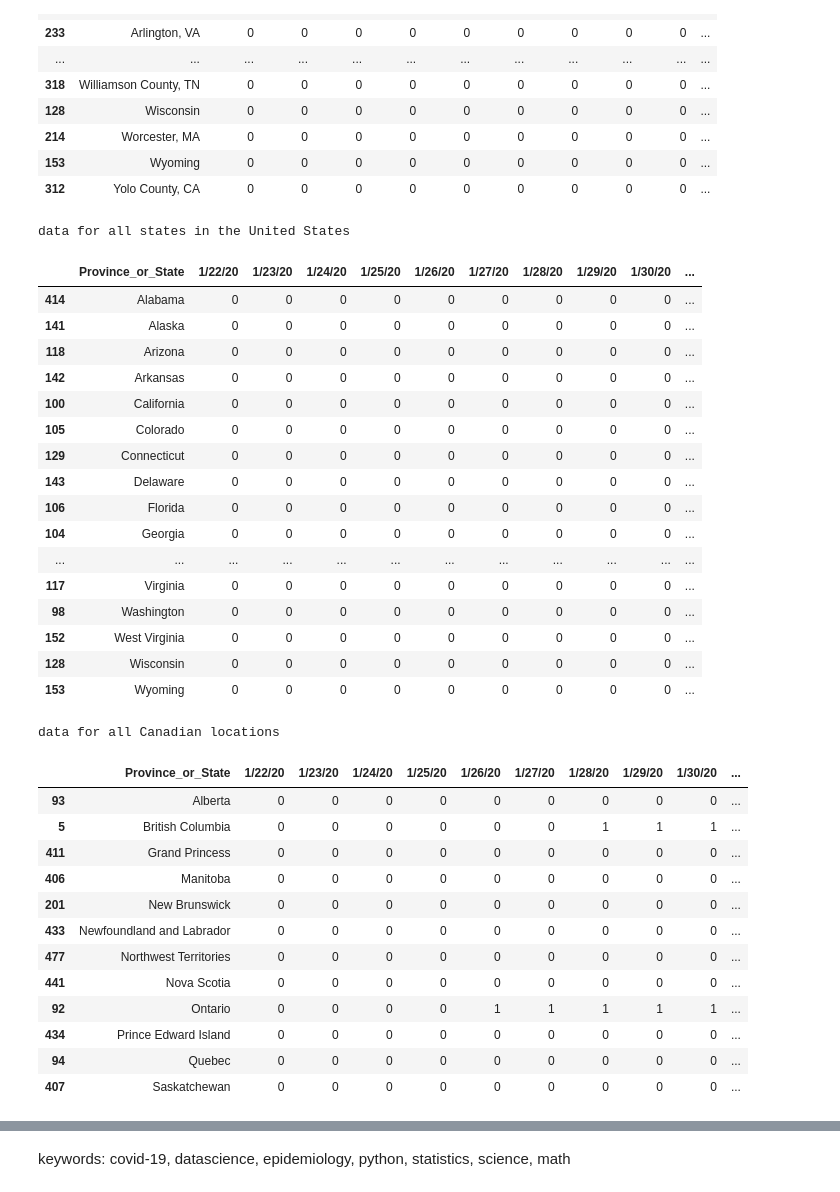
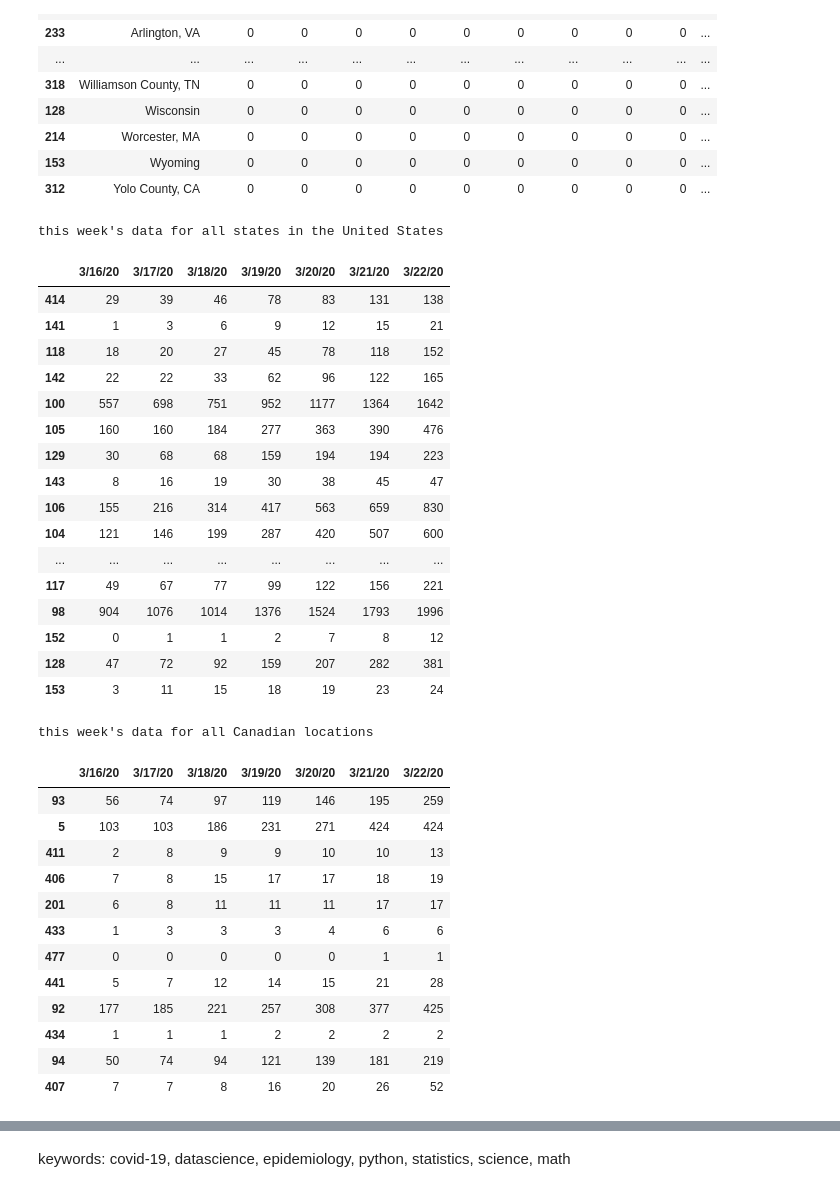
Before and after one commit to DavidSmolinski/portfolio, a Jupyter notebook: data visualization/coronavirus.ipynb, the cells around one changed output, grey strips where cells are left out. Cells and saved outputs as stored; diff of their text form; code cells hidden in the pictures.

```diff
--- a/data visualization/coronavirus.ipynb
+++ b/data visualization/coronavirus.ipynb
@@ -113,29 +113,29 @@ west = ('Arizona', 'Colorado', 'Idaho', 'New Mexico', 'Montana', 'Utah', 'Nevada
         'Wyoming', 'Alaska', 'California', 'Hawaii', 'Oregon', 'Washington',)
 all_states = northeast + midwest + south + west
 # %%
-pd.set_option('display.max_rows', None)
+# Only keep rows where Province_or_State is a state.
 df_us = df_us.loc[df.Province_or_State.isin(all_states), :]
-print('data for all states in the United States')
-df_us
+print("this week's data for all states in the United States")
+df_us.iloc[:, -7:]
 # %% [output]
-data for all states in the United States
+this week's data for all states in the United States
-|  | Province_or_State | 1/22/20 | 1/23/20 | 1/24/20 | 1/25/20 | 1/26/20 | 1/27/20 | 1/28/20 | 1/29/20 | 1/30/20 | ... |
-| 414 | Alabama | 0 | 0 | 0 | 0 | 0 | 0 | 0 | 0 | 0 | ... |
-| 141 | Alaska | 0 | 0 | 0 | 0 | 0 | 0 | 0 | 0 | 0 | ... |
-| 118 | Arizona | 0 | 0 | 0 | 0 | 0 | 0 | 0 | 0 | 0 | ... |
-| 142 | Arkansas | 0 | 0 | 0 | 0 | 0 | 0 | 0 | 0 | 0 | ... |
-| 100 | California | 0 | 0 | 0 | 0 | 0 | 0 | 0 | 0 | 0 | ... |
-| 105 | Colorado | 0 | 0 | 0 | 0 | 0 | 0 | 0 | 0 | 0 | ... |
-| 129 | Connecticut | 0 | 0 | 0 | 0 | 0 | 0 | 0 | 0 | 0 | ... |
-| 143 | Delaware | 0 | 0 | 0 | 0 | 0 | 0 | 0 | 0 | 0 | ... |
-| 106 | Florida | 0 | 0 | 0 | 0 | 0 | 0 | 0 | 0 | 0 | ... |
-| 104 | Georgia | 0 | 0 | 0 | 0 | 0 | 0 | 0 | 0 | 0 | ... |
-| ... | ... | ... | ... | ... | ... | ... | ... | ... | ... | ... | ... |
-| 117 | Virginia | 0 | 0 | 0 | 0 | 0 | 0 | 0 | 0 | 0 | ... |
-| 98 | Washington | 0 | 0 | 0 | 0 | 0 | 0 | 0 | 0 | 0 | ... |
-| 152 | West Virginia | 0 | 0 | 0 | 0 | 0 | 0 | 0 | 0 | 0 | ... |
-| 128 | Wisconsin | 0 | 0 | 0 | 0 | 0 | 0 | 0 | 0 | 0 | ... |
-| 153 | Wyoming | 0 | 0 | 0 | 0 | 0 | 0 | 0 | 0 | 0 | ... |
+|  | 3/16/20 | 3/17/20 | 3/18/20 | 3/19/20 | 3/20/20 | 3/21/20 | 3/22/20 |
+| 414 | 29 | 39 | 46 | 78 | 83 | 131 | 138 |
+| 141 | 1 | 3 | 6 | 9 | 12 | 15 | 21 |
+| 118 | 18 | 20 | 27 | 45 | 78 | 118 | 152 |
+| 142 | 22 | 22 | 33 | 62 | 96 | 122 | 165 |
+| 100 | 557 | 698 | 751 | 952 | 1177 | 1364 | 1642 |
+| 105 | 160 | 160 | 184 | 277 | 363 | 390 | 476 |
+| 129 | 30 | 68 | 68 | 159 | 194 | 194 | 223 |
+| 143 | 8 | 16 | 19 | 30 | 38 | 45 | 47 |
+| 106 | 155 | 216 | 314 | 417 | 563 | 659 | 830 |
+| 104 | 121 | 146 | 199 | 287 | 420 | 507 | 600 |
+| ... | ... | ... | ... | ... | ... | ... | ... |
+| 117 | 49 | 67 | 77 | 99 | 122 | 156 | 221 |
+| 98 | 904 | 1076 | 1014 | 1376 | 1524 | 1793 | 1996 |
+| 152 | 0 | 1 | 1 | 2 | 7 | 8 | 12 |
+| 128 | 47 | 72 | 92 | 159 | 207 | 282 | 381 |
+| 153 | 3 | 11 | 15 | 18 | 19 | 23 | 24 |
 # %%
 canadian_provinces = ['British Columbia',
  'Ontario',
@@ -144,21 +144,21 @@ canadian_provinces = ['British Columbia',
  'New Brunswick',
  'Manitoba',
  'Saskatchewan']
-print('data for all Canadian locations')
-df_canada
+print("this week's data for all Canadian locations")
+df_canada.iloc[:, -7:]
 # %% [output]
-data for all Canadian locations
+this week's data for all Canadian locations
-|  | Province_or_State | 1/22/20 | 1/23/20 | 1/24/20 | 1/25/20 | 1/26/20 | 1/27/20 | 1/28/20 | 1/29/20 | 1/30/20 | ... |
-| 93 | Alberta | 0 | 0 | 0 | 0 | 0 | 0 | 0 | 0 | 0 | ... |
-| 5 | British Columbia | 0 | 0 | 0 | 0 | 0 | 0 | 1 | 1 | 1 | ... |
-| 411 | Grand Princess | 0 | 0 | 0 | 0 | 0 | 0 | 0 | 0 | 0 | ... |
-| 406 | Manitoba | 0 | 0 | 0 | 0 | 0 | 0 | 0 | 0 | 0 | ... |
-| 201 | New Brunswick | 0 | 0 | 0 | 0 | 0 | 0 | 0 | 0 | 0 | ... |
-| 433 | Newfoundland and Labrador | 0 | 0 | 0 | 0 | 0 | 0 | 0 | 0 | 0 | ... |
-| 477 | Northwest Territories | 0 | 0 | 0 | 0 | 0 | 0 | 0 | 0 | 0 | ... |
-| 441 | Nova Scotia | 0 | 0 | 0 | 0 | 0 | 0 | 0 | 0 | 0 | ... |
-| 92 | Ontario | 0 | 0 | 0 | 0 | 1 | 1 | 1 | 1 | 1 | ... |
-| 434 | Prince Edward Island | 0 | 0 | 0 | 0 | 0 | 0 | 0 | 0 | 0 | ... |
-| 94 | Quebec | 0 | 0 | 0 | 0 | 0 | 0 | 0 | 0 | 0 | ... |
-| 407 | Saskatchewan | 0 | 0 | 0 | 0 | 0 | 0 | 0 | 0 | 0 | ... |
+|  | 3/16/20 | 3/17/20 | 3/18/20 | 3/19/20 | 3/20/20 | 3/21/20 | 3/22/20 |
+| 93 | 56 | 74 | 97 | 119 | 146 | 195 | 259 |
+| 5 | 103 | 103 | 186 | 231 | 271 | 424 | 424 |
+| 411 | 2 | 8 | 9 | 9 | 10 | 10 | 13 |
+| 406 | 7 | 8 | 15 | 17 | 17 | 18 | 19 |
+| 201 | 6 | 8 | 11 | 11 | 11 | 17 | 17 |
+| 433 | 1 | 3 | 3 | 3 | 4 | 6 | 6 |
+| 477 | 0 | 0 | 0 | 0 | 0 | 1 | 1 |
+| 441 | 5 | 7 | 12 | 14 | 15 | 21 | 28 |
+| 92 | 177 | 185 | 221 | 257 | 308 | 377 | 425 |
+| 434 | 1 | 1 | 1 | 2 | 2 | 2 | 2 |
+| 94 | 50 | 74 | 94 | 121 | 139 | 181 | 219 |
+| 407 | 7 | 7 | 8 | 16 | 20 | 26 | 52 |
 # %%
```
Also changed, not shown: parts of 12 cells of this notebook.
